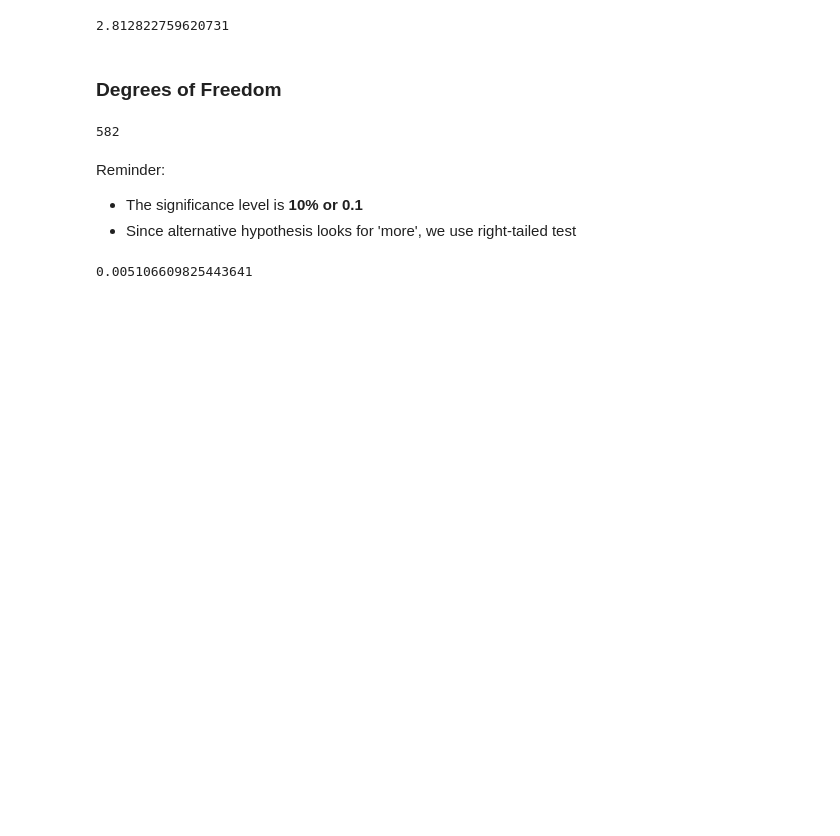
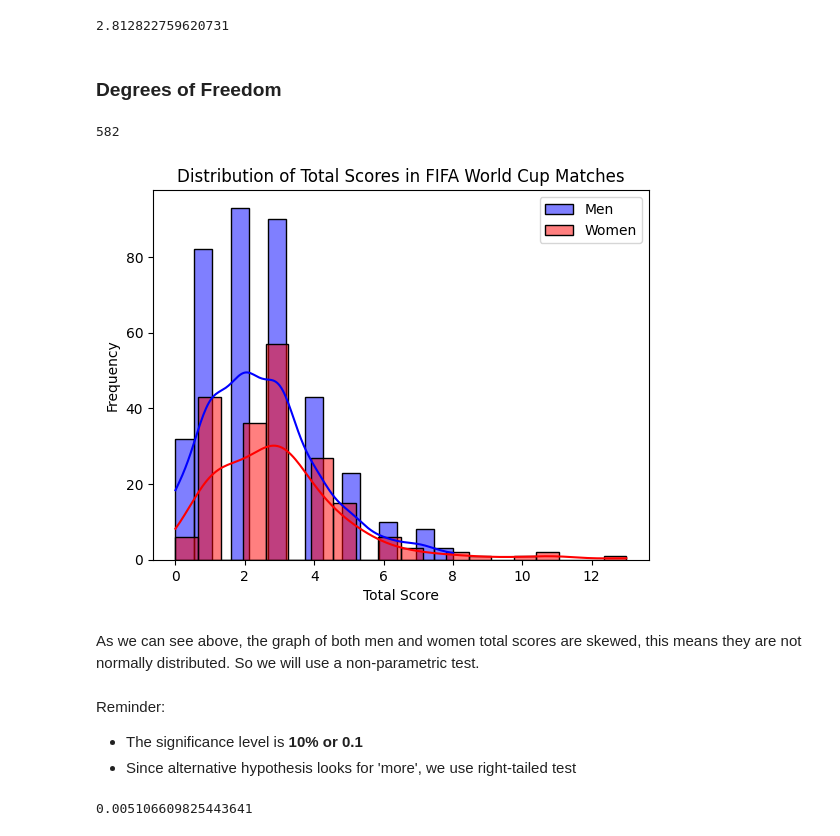
Before and after one commit to ascxiao/Hypothesis-Testing-with-Men-s-and-Women-s-Soccer-Matches, a Jupyter notebook: notebook.ipynb, the cells around one changed output. Saved outputs shown, nothing was run; the diff lists cells and outputs as text; code cells hidden in the pictures; blank space fills up the shorter version.

Commit message:
Added a graph to check the normality of the dataset, thus discovering it's not normal, adding a reason why to use a non-parametric process

```diff
--- a/notebook.ipynb
+++ b/notebook.ipynb
@@ -102,6 +102,25 @@ degrees_of_freedom = women_count + men_count - 2
 print(degrees_of_freedom)
 # %% [output]
 582
+# %%
+import seaborn as sns
+
+import matplotlib.pyplot as plt
+
+# Plotting the distribution for men
+sns.histplot(men_filtered['total_score'], kde=True, color='blue', label='Men')
+# Plotting the distribution for women
+sns.histplot(women_filtered['total_score'], kde=True, color='red', label='Women')
+
+plt.legend()
+plt.title('Distribution of Total Scores in FIFA World Cup Matches')
+plt.xlabel('Total Score')
+plt.ylabel('Frequency')
+plt.show()
+# %% [output]
+[figure, added]
+# %% [markdown]
+As we can see above, the graph of both men and women total scores are skewed, this means they are not normally distributed. So we will use a non-parametric test.
 # %% [markdown]
 Reminder:
 - The significance level is <b>10% or 0.1</b>
```
